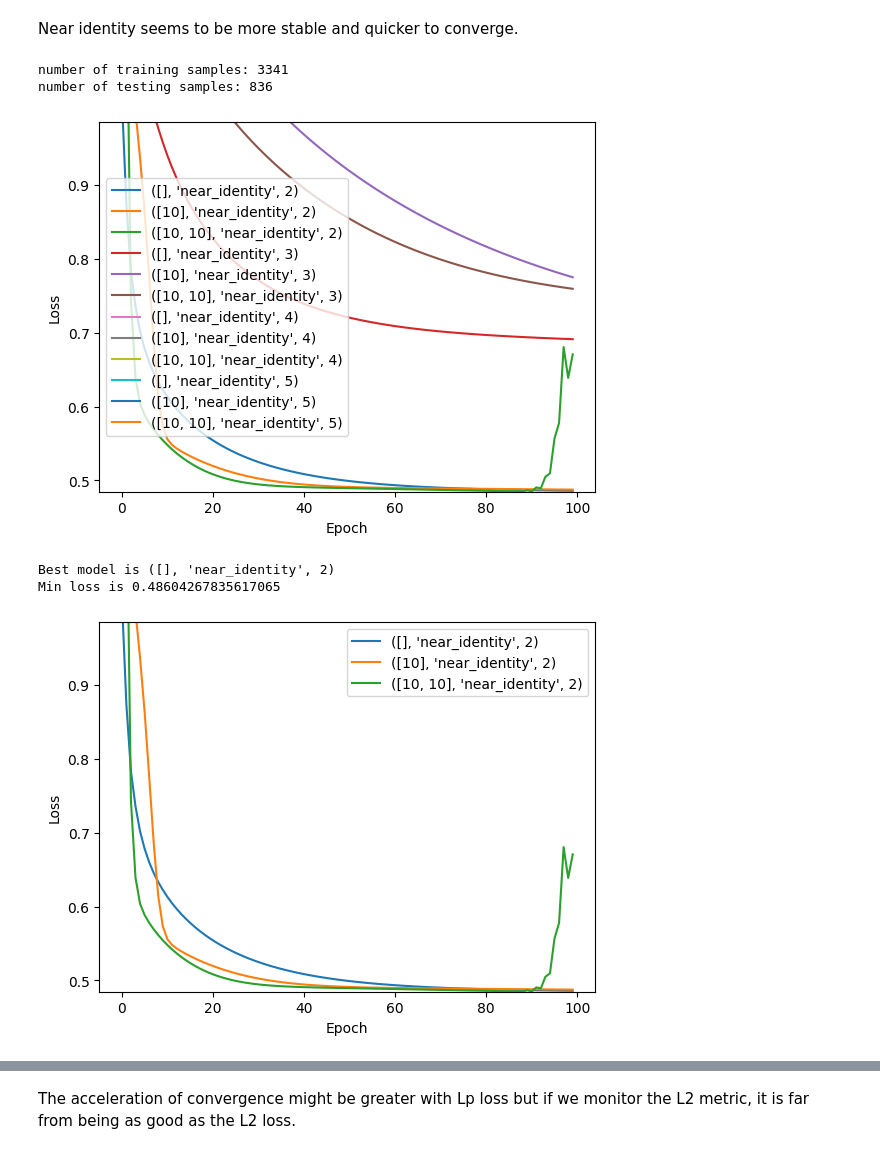
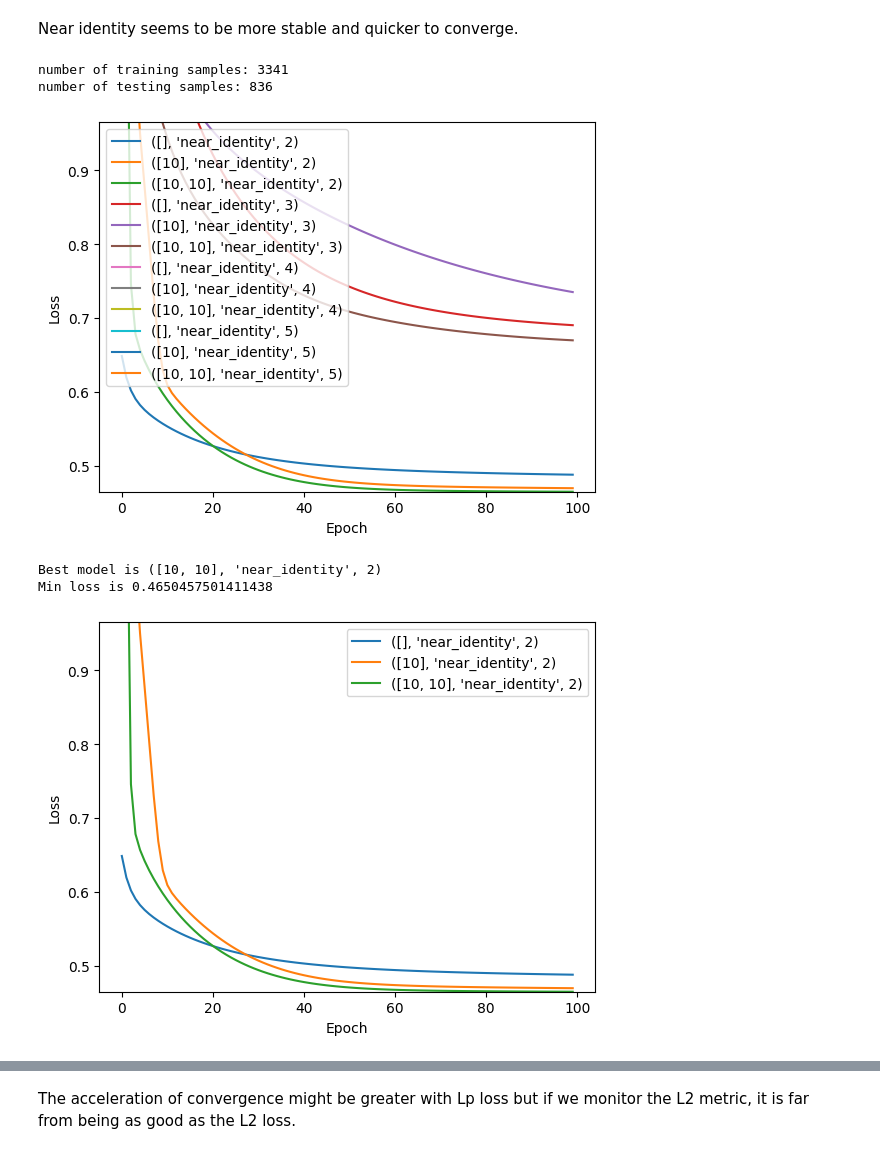
Before and after one commit to clementw168/Implicit-acceleration-by-overparametrization, a Jupyter notebook: tabular_data.ipynb, the cells around one changed output, grey strips where cells are left out. Cells and saved outputs as stored; diff of their text form; code cells hidden in the pictures.

```diff
--- a/tabular_data.ipynb
+++ b/tabular_data.ipynb
@@ -266,7 +266,7 @@ for model, loss in models_loss:
     train_loss_list, val_loss_list, val_metric_list = lr_grid(
         model, train_loader, test_loader, loss, metric, lr_grid_values, 100, device, optimizer_type="SGD"
     )
-    val_loss_models.append(val_loss_list)
+    val_loss_models.append(train_loss_list)
 
 
 import matplotlib.pyplot as plt
@@ -279,34 +279,34 @@ plt.xlabel("Epoch")
 plt.ylabel("Loss")
 min_value = min(min(val_loss) for val_loss in val_loss_models)
 plt.ylim(min_value,min_value+0.5)
 plt.legend()
 plt.show()
 
 print("Best model is", hidden_dim_init_list[np.argmin([val_loss[-1] for val_loss in val_loss_models])])
 print("Min loss is", min([val_loss[-1] for val_loss in val_loss_models]))
 
 
 n_group = 3
 separate_val_loss = [
     val_loss_models[:n_group],
     val_loss_models[n_group:2*n_group],
     val_loss_models[2*n_group:3*n_group],
     val_loss_models[3*n_group:],
 ]
 for k, val_loss_group in enumerate(separate_val_loss):
     for i, val_loss_ in enumerate(val_loss_group):
         plt.plot(val_loss_, label=str(hidden_dim_init_list[k*n_group + i]))
 
     plt.xlabel("Epoch")
     plt.ylabel("Loss")
     min_value = min(min(val_loss_) for val_loss_ in val_loss_group)
     plt.ylim(min_value,min_value+0.5)
     plt.legend()
     plt.show()
 # %% [output]
 number of training samples: 3341
 number of testing samples: 836
-[figure, old version]
+[figure, new version]
-Best model is ([], 'near_identity', 2)
-Min loss is 0.48604267835617065
+Best model is ([10, 10], 'near_identity', 2)
+Min loss is 0.4650457501411438
-[figure, old version]
+[figure, new version]
```
Also changed, not shown: parts of 3 cells of this notebook, 1 other file.
